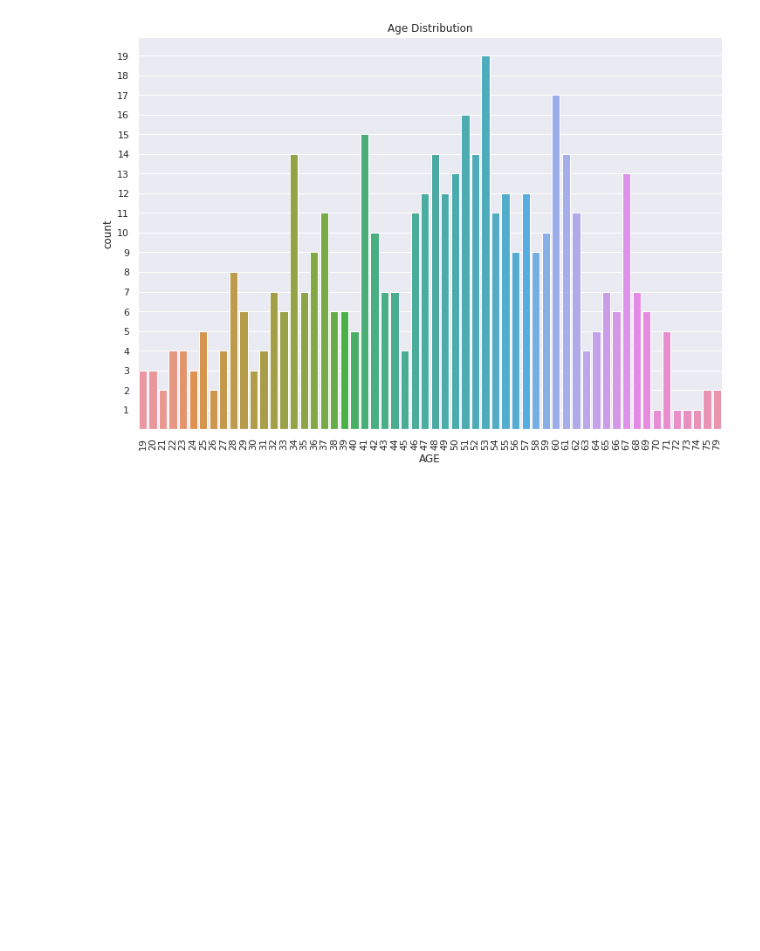
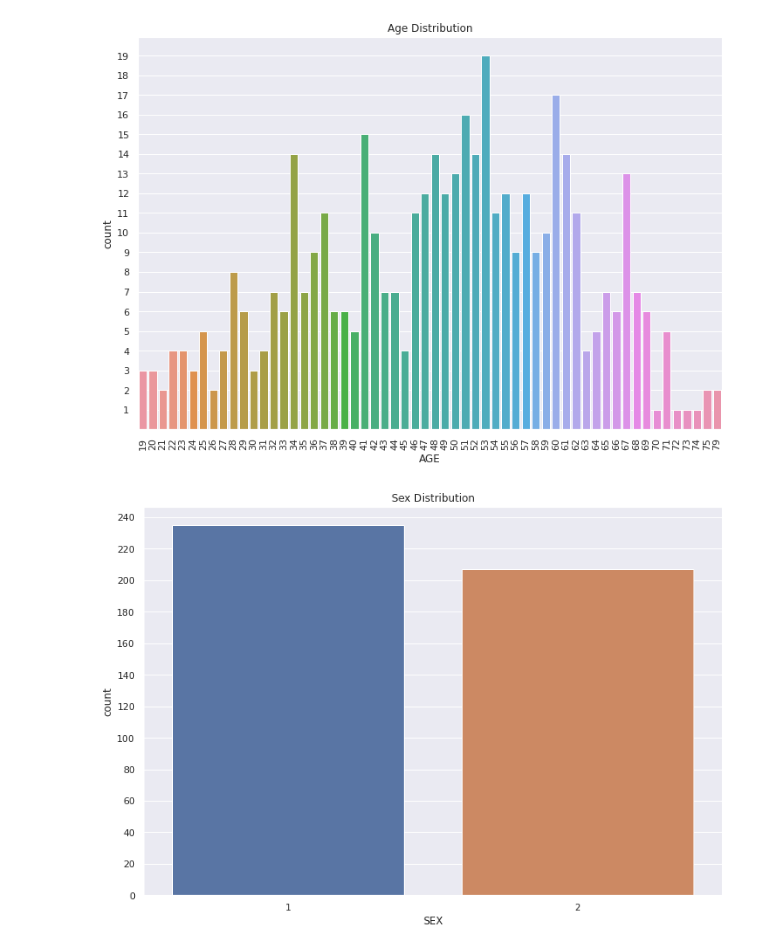
Before and after one commit to Bryan-Suelo/machine_learning, a Jupyter notebook: Diabetes_study/Diabetes.ipynb, the cells around one changed output. Drawn from its saved outputs; the diff is of its cells as text; code cells hidden in the pictures; blank space fills up the shorter version.

Commit message:
Graphical analysisis performed

```diff
--- a/Diabetes_study/Diabetes.ipynb
+++ b/Diabetes_study/Diabetes.ipynb
@@ -155,9 +157,18 @@ Class=1, Count=235, Percentage=53.167%
 # %%
 sns.countplot(x='AGE', data=df)
-sns.set(rc={'figure.figsize':(12,8.27)})
+sns.set(rc={'figure.figsize':(12,10)})
 plt.xticks(rotation=90)
 plt.yticks(np.arange(1,20, step=1))
 plt.title("Age Distribution")
 plt.show()
 # %% [output]
 [figure]
+# %%
+sns.countplot(x='SEX', data=df)
+#sns.set(rc={'figure.figsize':(12,8.27)})
+#plt.xticks(rotation=90)
+plt.yticks(np.arange(0,260, step=20))
+plt.title("Sex Distribution")
+plt.show()
+# %% [output]
+[figure, added]
```
Also changed, not shown: parts of 12 cells of this notebook.
